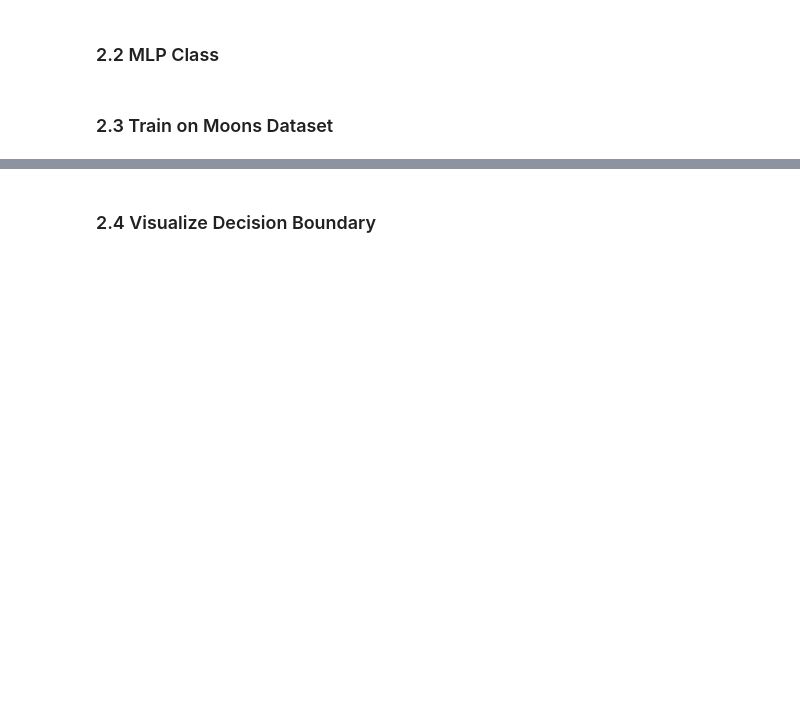
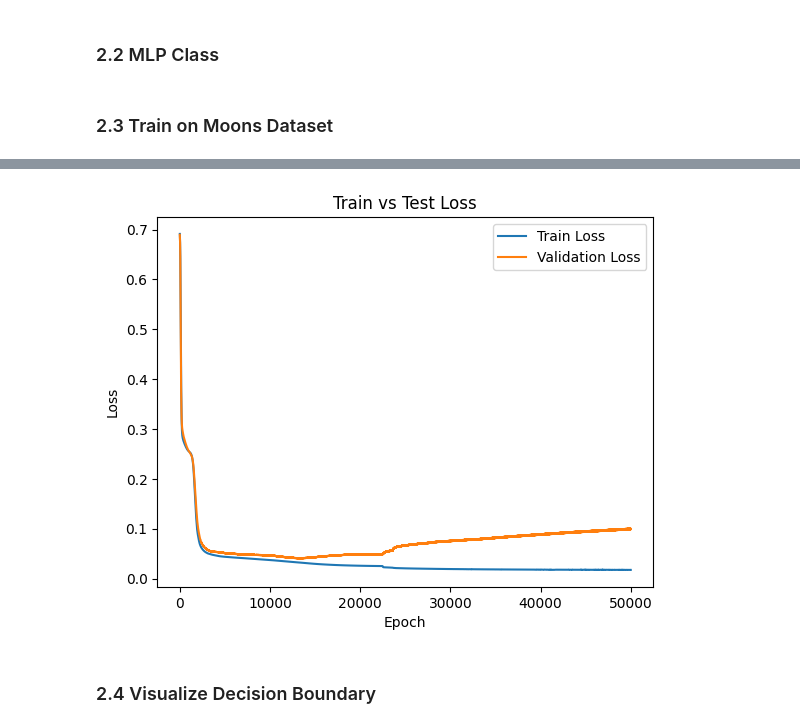
Before and after one commit to opometun/evolution-of-ml-models, a Jupyter notebook: excercise02-mlp/exercise02-mlp.ipynb, the cells around one changed output, grey strips where cells are left out. Cells and saved outputs as stored; diff of their text form; code cells hidden in the pictures; blank space fills up the shorter version.

```diff
--- a/excercise02-mlp/exercise02-mlp.ipynb
+++ b/excercise02-mlp/exercise02-mlp.ipynb
@@ -81,3 +62,18 @@ def sigmoid_derivative(z):
+# %%
+def relu(z):
+    return np.maximum(0,z)
+
+
+def relu_derivative(z):
+    return (z > 0).astype(float)
+
+
+def sigmoid(z):
+    return 1 / (1 + np.exp(-z))
+
+
+def sigmoid_derivative(z):
+    return sigmoid(z)*(1- sigmoid(z))
 # %% [markdown]
 ### 2.2 MLP Class
 # %%
@@ -150,3 +196,51 @@ y_test = y_test.reshape(-1, 1)
 # TODO: Track training loss
 # TODO: Compute train and test accuracy
 # TODO: Print or plot the results
+train_losses = {}
+test_losses = {}
+model = MLPFromScratch([2, 32, 16, 1])
+
+for epoch in range(50001):
+    train_loss = model.train_step(X_train, y_train)
+    train_losses[epoch] = train_loss
+
+    y_test_pred = model.forward(X_test)
+    test_loss = model.compute_loss(y_test, y_test_pred)
+    test_losses[epoch] = test_loss
+
+    if epoch % 10 == 0:
+
+        y_train_pred = model.forward(X_train)
+
+        train_acc = np.mean((y_train_pred > 0.5) == y_train)
+
+        test_acc = np.mean((y_test_pred > 0.5) == y_test)
+
+        print(
+
+            f"Epoch {epoch}, "
+
+            f"train loss: {train_loss:.4f}, "
+
+            f"test loss: {test_loss:.4f}, "
+
+            f"train acc: {train_acc:.4f}, "
+
+            f"test acc: {test_acc:.4f}"
+
+        )
+
+plt.plot(list(train_losses.keys()), list(train_losses.values()), label="Train Loss")
+
+plt.plot(list(test_losses.keys()), list(test_losses.values()), label="Validation Loss")
+
+plt.legend()
+
+plt.xlabel("Epoch")
+
+plt.ylabel("Loss")
+
+plt.title("Train vs Test Loss")
+
+plt.show()
+# %% [output]
@@ -153,2 +281,3 @@ y_test = y_test.reshape(-1, 1)
+[figure, added]
 # %% [markdown]
 ### 2.4 Visualize Decision Boundary
```
Also changed, not shown: parts of 6 cells of this notebook.
